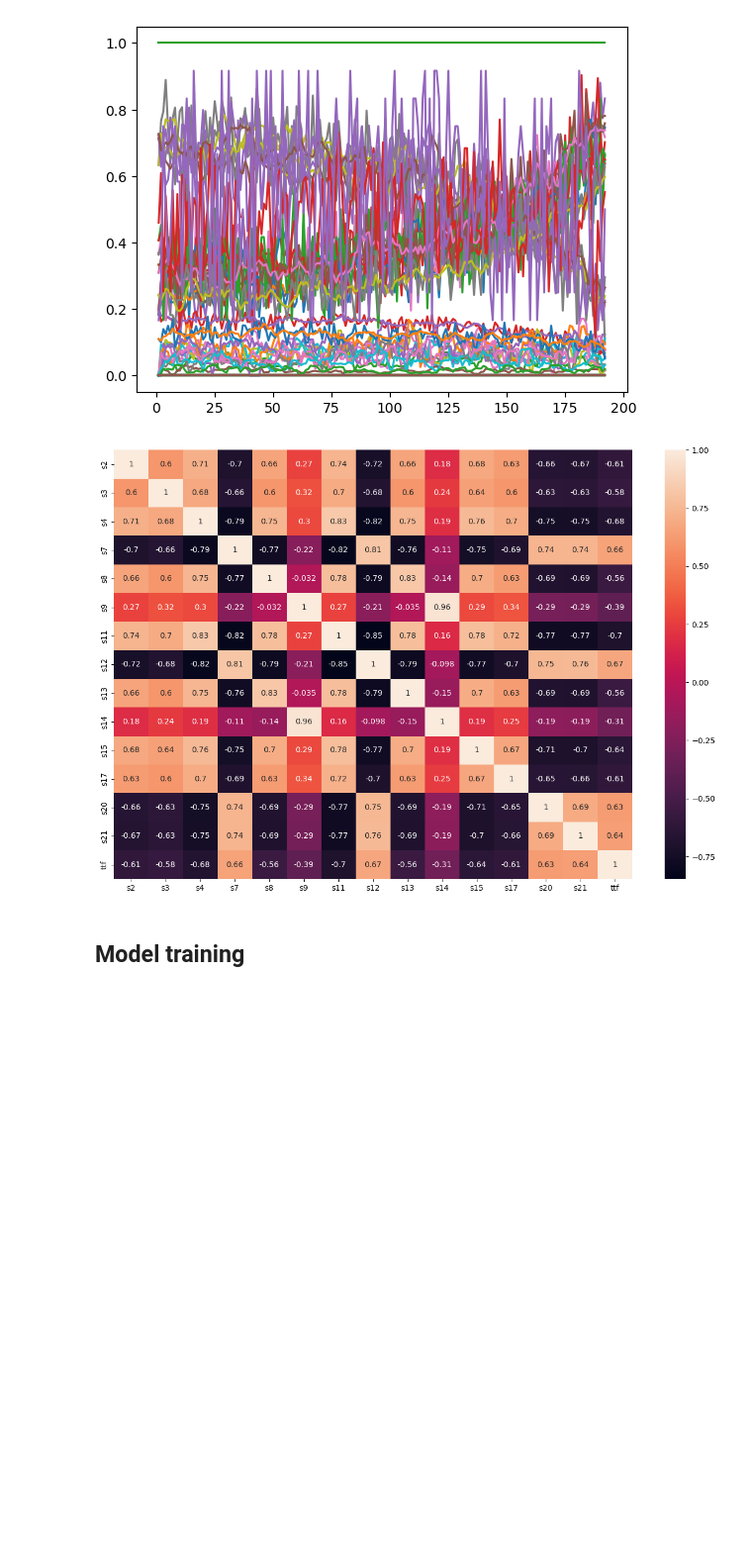
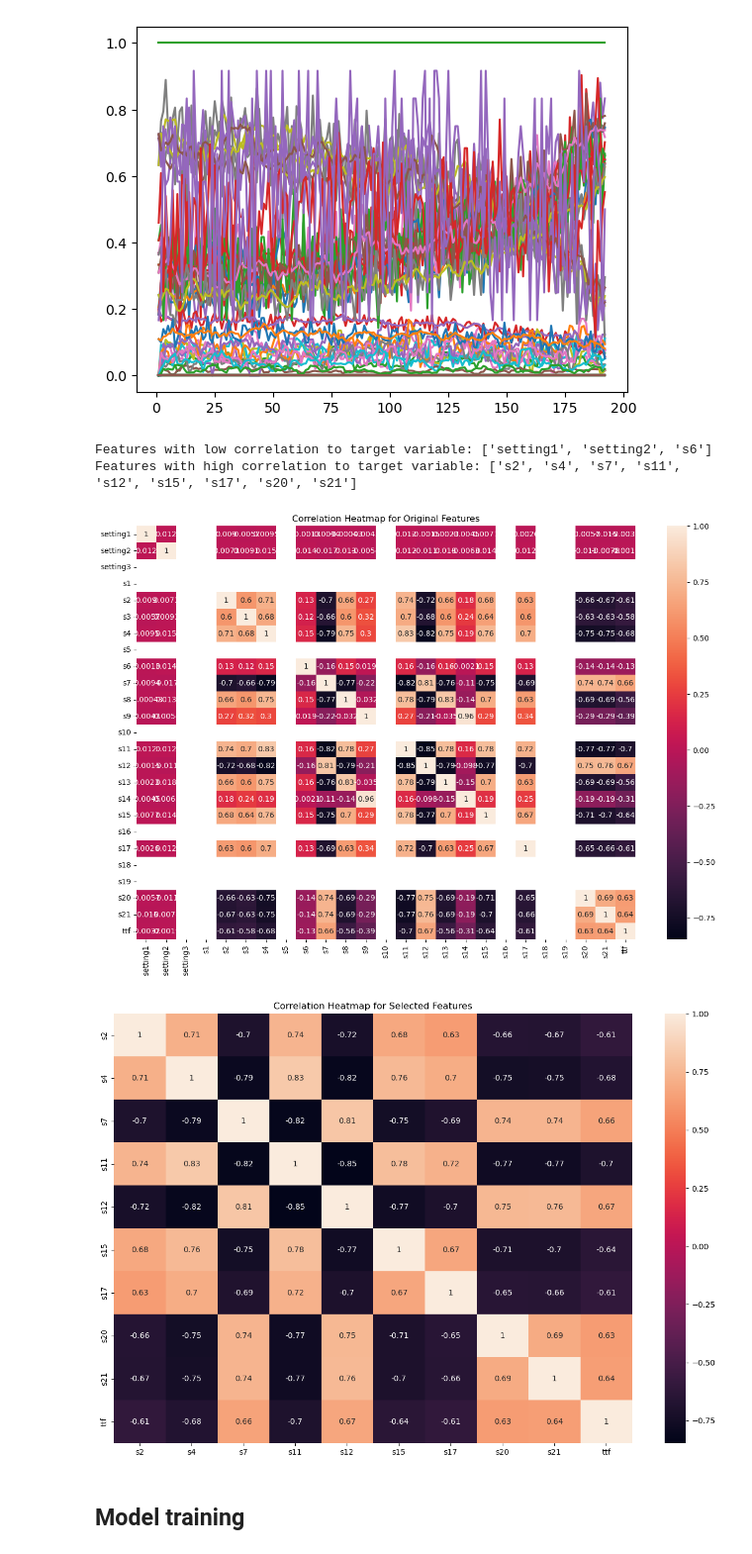
Before and after one commit to NechZ/Predictive-Maintenance, a Jupyter notebook: Engine-Predictive-Maintenance.ipynb, the cells around one changed output. Shown at 99% size. Saved outputs shown, nothing was run; the diff lists cells and outputs as text; code cells hidden in the pictures; blank space fills up the shorter version.

```diff
--- a/Engine-Predictive-Maintenance.ipynb
+++ b/Engine-Predictive-Maintenance.ipynb
@@ -181,33 +148,55 @@ plt.show()
 # %%
 # Original features in the dataset
 features_orig = ['setting1', 'setting2', 'setting3', 's1', 's2', 's3', 's4', 's5', 's6', 's7', 's8', 's9', 's10', 's11', 's12', 's13', 's14', 's15', 's16', 's17', 's18', 's19', 's20', 's21']
 
-# Features with low correlation to target variable
-features_low_corr = ['setting3', 's1', 's6', 's10', 's18', 's19', 's16', 's5', 'setting1', 'setting2']
+# Create a heatmap to visualize correlations between original features and target variable
+plt.figure(figsize=(15, 10))
+corr_orig = train_data[features_orig + ['ttf']].corr()
+sns.heatmap(corr_orig, annot=True)
+plt.title("Correlation Heatmap for Original Features")
 
-# Features with high correlation to target variable
-features_high_corr = ['s2', 's3', 's4', 's7', 's8', 's9', 's11', 's12', 's13', 's14', 's15', 's17', 's20', 's21']
+# Determine features with low and high correlation to the target variable
+correlation_with_target = corr_orig['ttf']
+high_corr_threshold = 0.6
+low_corr_threshold = 0.3
+
+features_high_corr = correlation_with_target[abs(correlation_with_target) > high_corr_threshold].index.tolist()
+features_low_corr = correlation_with_target[abs(correlation_with_target) < low_corr_threshold].index.tolist()
+
+# Remove the target variable from the lists
+if 'ttf' in features_high_corr:
+    features_high_corr.remove('ttf')
+if 'ttf' in features_low_corr:
+    features_low_corr.remove('ttf')
+
+# Display features with low and high correlation
+print("Features with low correlation to target variable:", features_low_corr)
+print("Features with high correlation to target variable:", features_high_corr)
 
 # Choose features to use
 features = features_high_corr
 
 # Create a heatmap to visualize correlations between selected features and target variable
 plt.figure(figsize=(15, 10))
-corr = train_data[features + ['ttf']].corr()
-sns.heatmap(corr, annot=True)
+corr_selected = train_data[features + ['ttf']].corr()
+sns.heatmap(corr_selected, annot=True)
+plt.title("Correlation Heatmap for Selected Features")
 
 # Prepare training and testing data
 X_train = train_data[features]
 y_train = train_data['ttf']
 X_test = test_data[features]
 y_test = test_data['ttf']
 
 # Scale the features using Min-Max scaler
 scaler = MinMaxScaler()
 X_train = scaler.fit_transform(X_train)
 X_test = scaler.transform(X_test)
 # %% [output]
+Features with low correlation to target variable: ['setting1', 'setting2', 's6']
+Features with high correlation to target variable: ['s2', 's4', 's7', 's11', 's12', 's15', 's17', 's20', 's21']
-[figure, old version]
+[figure, new version]
+[figure, added]
 # %% [markdown]
 ## Model training
 # %%
```
Also changed, not shown: parts of 5 cells of this notebook.
